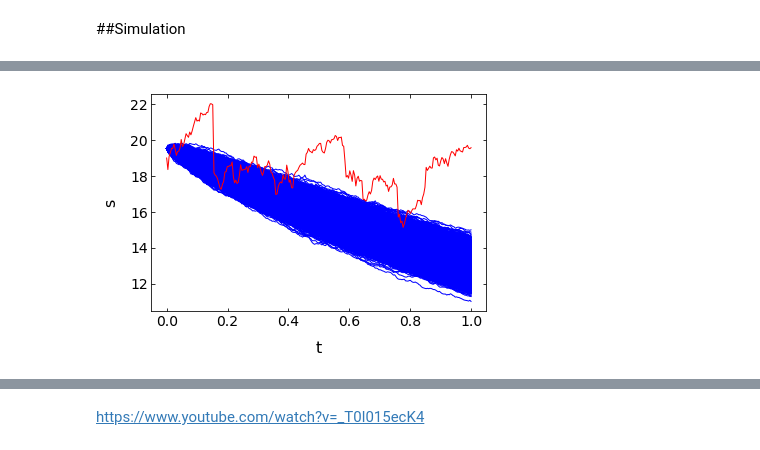
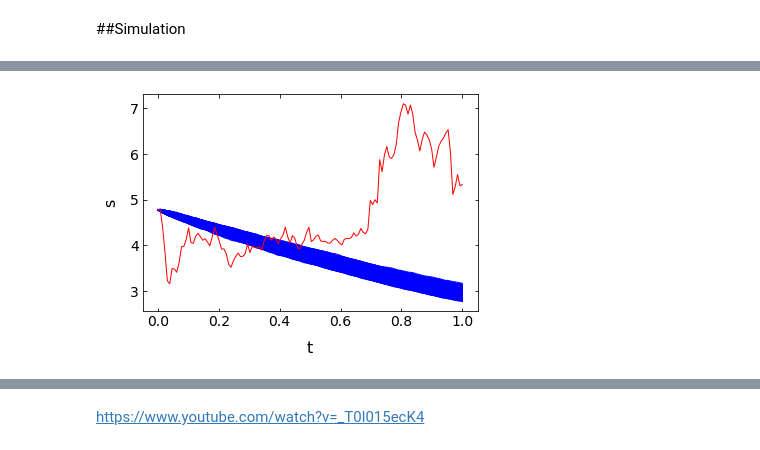
Before and after one commit to apapaioannou92/stockpricing, a Jupyter notebook: Stock_Modelling_v2.ipynb, the cells around one changed output, grey strips where cells are left out. Drawn from its saved outputs; the diff is of its cells as text; code cells hidden in the pictures.

```diff
--- a/Stock_Modelling_v2.ipynb
+++ b/Stock_Modelling_v2.ipynb
@@ -89,10 +90,9 @@ Mounted at /content/gdrive
 # %% [markdown]
 ##Data scrapping
 # %%
-df = yf.download("HPQ", start="2010-01-01", end="2020-12-31", group_by="ticker")
-df['Daily Return, Si/Si-1']=df['Adj Close']/df['Adj Close'].shift(1)
+df = yf.download("HPQ", start="1996-01-01", end="2006-12-31", group_by="ticker")
+df['Daily Return, St/St-1']=df['Adj Close']/df['Adj Close'].shift(1)
 df['Ln Daily Return']=np.log(df['Adj Close']/df['Adj Close'].shift(1))
-# df['Daily Percentage Return'] = df['Adj Close'].pct_change()
 df['Mu Daily']=(df['Ln Daily Return']+df['Ln Daily Return'].shift(1))/2
 df['Sigma Daily']=df['Ln Daily Return'].rolling(2).std()
 df.reset_index(inplace=True)
@@ -284,7 +421,7 @@ sigma_daily_avg_list = []
 sigma_annual_avg_list = []
 
 for i in range(0, len_):
-  df = yf.download("HPQ", start="2010-01-01", end="2020-12-31", group_by="ticker")
+  df = yf.download("HPQ", start="1996-01-01", end="2006-12-31", group_by="ticker")
   df['Daily Return, St/St-1'] = df['Adj Close']/df['Adj Close'].shift(1)
   df['Ln Daily Return'] = np.log(df['Adj Close']/df['Adj Close'].shift(1))
   df['Mu Daily']=(df['Ln Daily Return']+df['Ln Daily Return'].shift(1))/2
@@ -416,8 +512,8 @@ Using 10000 series: mu1 = -4.76, mu2 = -7.14, sigma = 0.01
 # %%
-def genS_py(I):
+def genS_py(runs):
   ''' I: number of paths '''
   S = []
-  for k in range(I):
+  for k in range(runs):
     path = []
     for t in range(N):
       if t == 0:
@@ -432,9 +528,9 @@ def genS_py(I):
 # np.random.seed(9713)
 
 # Parameters
-S0 = df['Adj Close'].iloc[5]#18#df['Adj Close'].iloc[0]
-mu = mu_annual_avg_list[5]#0.05#mu_annual_avg_list[0] #mu_annual_avg
-sigma = (df['Adj Close'].iloc[-1] - S0) / T#sigma_annual_avg_list[0]/10#0.2#sigma_annual_avg_list[0] #sigma_annual_avg
+S0 = df['Adj Close'].iloc[0]
+mu = -0.48089482917661885#mu_daily_avg_list[0]#0.05#mu_annual_avg_list[0] #mu_annual_avg
+sigma = 0.017#50*sigma_daily_avg_list[0]#(df['Adj Close'].iloc[-1] - S0) / T#sigma_annual_avg_list[0]/10#0.2#sigma_annual_avg_list[0] #sigma_annual_avg
 
 # u = df['Ln Daily Return'].mean()
 # sigma = df['Ln Daily Return'].std()
@@ -443,15 +539,15 @@ sigma = (df['Adj Close'].iloc[-1] - S0) / T#sigma_annual_avg_list[0]/10#0.2#sigm
 T = 1.0; N = len(df); dt = T / N
 epsilon_=np.random.standard_normal()
 
-#Let's see how long the simulation takes.
-I = 10000
-%time S = genS_py(I)
-# Wall time: 6.99 s
+runs = 10000
+%time S = genS_py(runs)
 t = np.linspace(0.0, N*dt, N)
 
-for j in range(I):
+for j in range(runs):
   plt.plot(t, S[j], 'b')
 plt.plot(t, df['Adj Close'], 'r')
+# plt.xlim([0, 1])
+# plt.ylim([-100, 400])
 plt.xlabel('t', fontsize=16)
 plt.ylabel('s', fontsize=16)
 plt.show()
@@ -461,4 +557,4 @@ Wall time: 6.89 s
-[figure, old version]
+[figure, new version]
 # %%
 # http://archive.eclass.uth.gr/eclass/modules/document/file.php/MHX305/Assignments/assignment3.pdf
 # Simulating Geometric Brownian Motion with Python #
```
Also changed, not shown: parts of 15 cells of this notebook.
